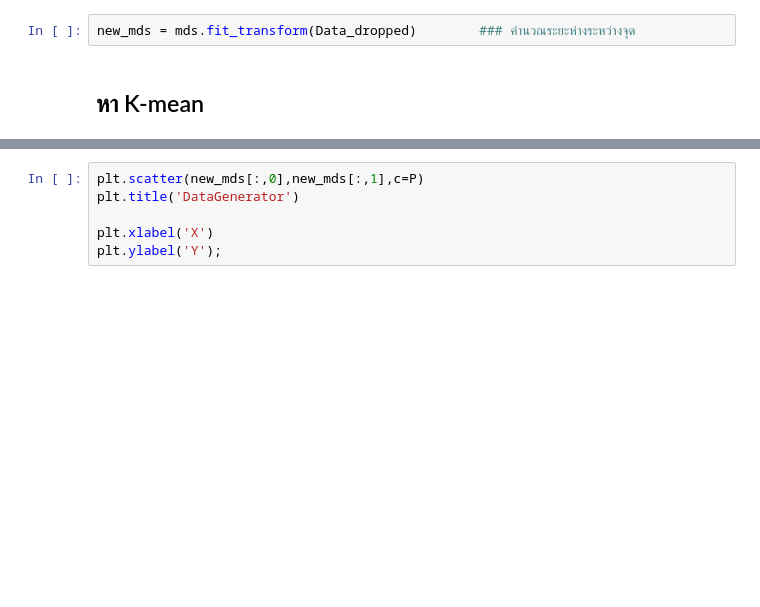
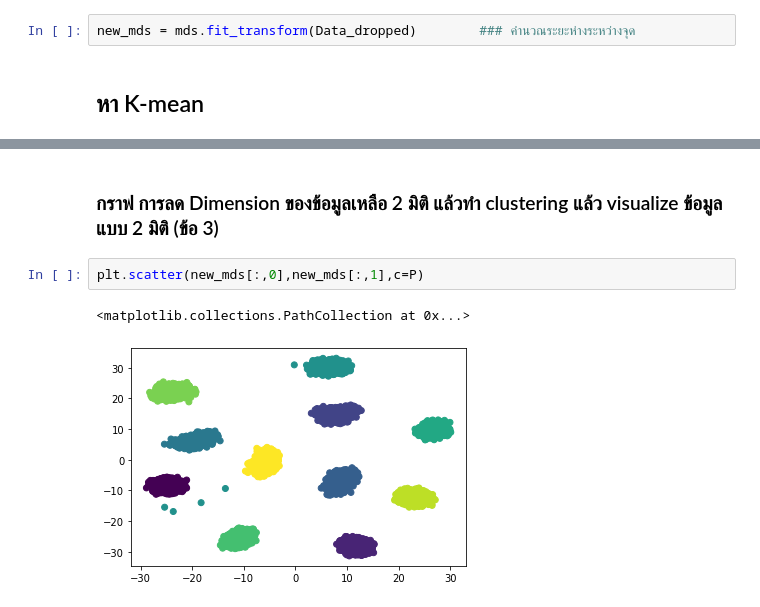
Before and after one commit to jittakorn-ch/multivariate, a Jupyter notebook: Multivariate_Exam.ipynb, the cells around one changed output, grey strips where cells are left out. Cells and saved outputs as stored; diff of their text form; blank space fills up the shorter version.

```diff
--- a/Multivariate_Exam.ipynb
+++ b/Multivariate_Exam.ipynb
@@ -290,6 +312,7 @@ P = kmeans2.predict(Data)
+# %% [markdown]
+### กราฟ การลด Dimension ของข้อมูลเหลือ 2 มิติ แล้วทำ clustering แล้ว visualize ข้อมูลแบบ 2 มิติ (ข้อ 3)
 # %%
 plt.scatter(new_mds[:,0],new_mds[:,1],c=P)
-plt.title('DataGenerator')
-
-plt.xlabel('X')
-plt.ylabel('Y');
+# %% [output]
+<matplotlib.collections.PathCollection at 0x...>
+[figure, added]
```
Also changed, not shown: parts of 9 cells of this notebook.
